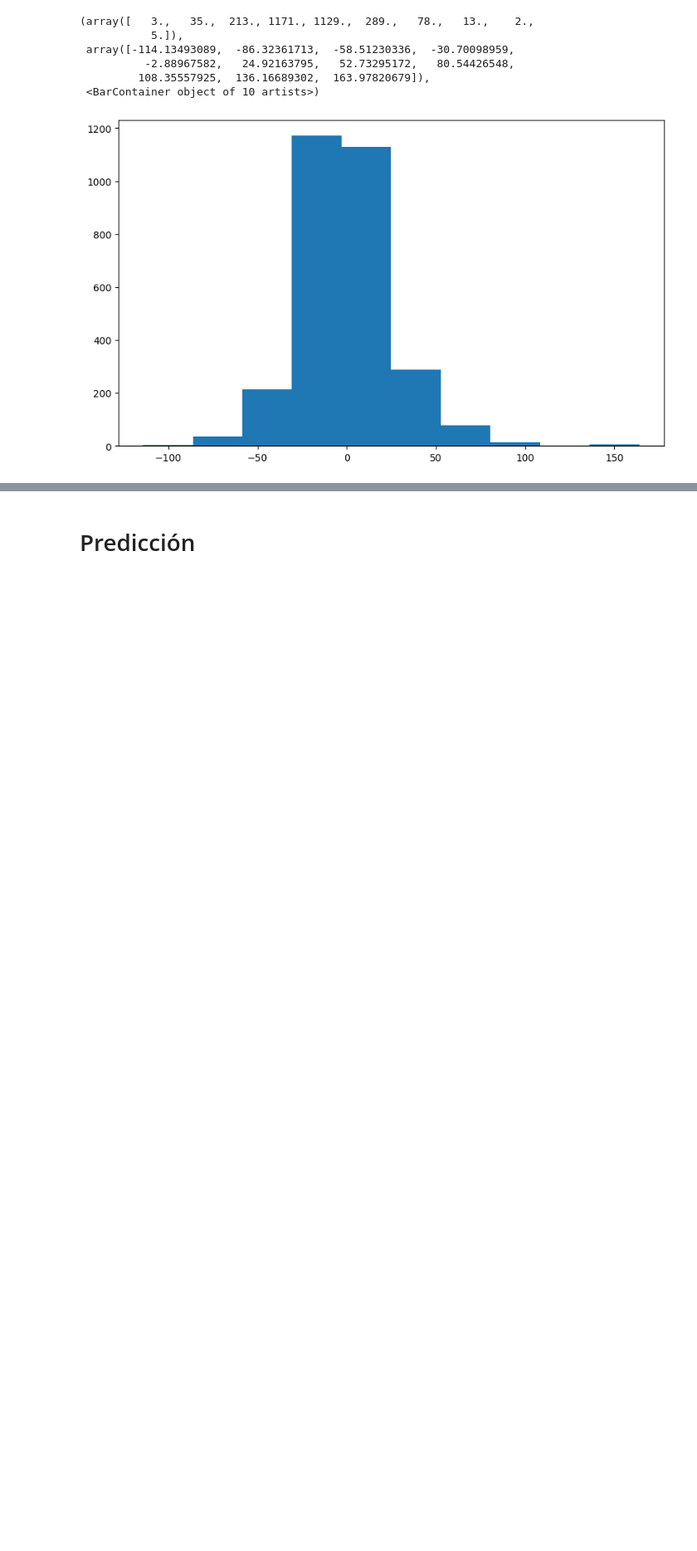
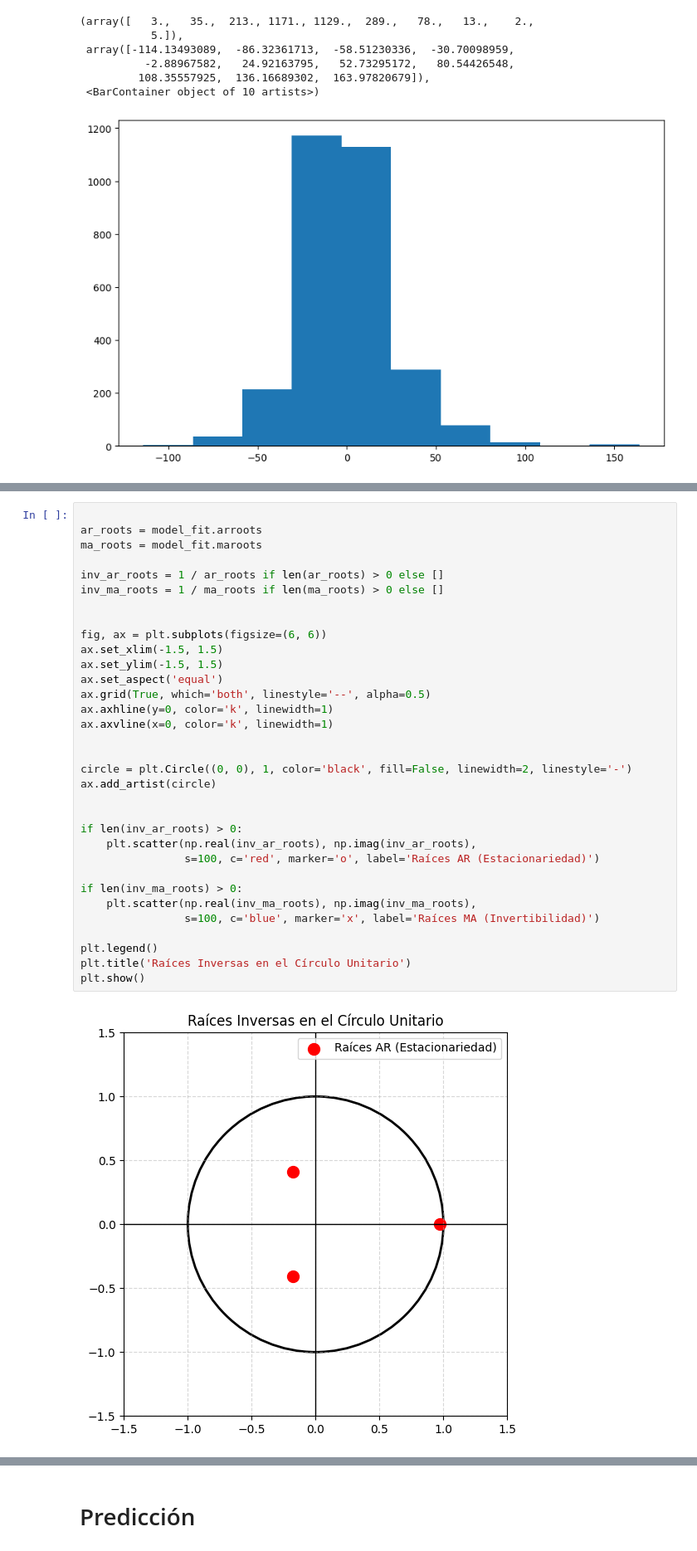
Before and after one commit to DRACDARKTIME/ARIMA-APLICADO-DATASET, a Jupyter notebook: Notebooks/5_Validacion.ipynb, the cells around one changed output, grey strips where cells are left out. Shown: that part at 83% size. Saved outputs shown, nothing was run; the diff lists cells and outputs as text; blank space fills up the shorter version.

```diff
--- a/Notebooks/5_Validacion.ipynb
+++ b/Notebooks/5_Validacion.ipynb
@@ -143,0 +162,35 @@ plt.hist(residuos, label='Residuos')
+# %%
+
+ar_roots = model_fit.arroots
+ma_roots = model_fit.maroots
+
+inv_ar_roots = 1 / ar_roots if len(ar_roots) > 0 else []
+inv_ma_roots = 1 / ma_roots if len(ma_roots) > 0 else []
+
+
+fig, ax = plt.subplots(figsize=(6, 6))
+ax.set_xlim(-1.5, 1.5)
+ax.set_ylim(-1.5, 1.5)
+ax.set_aspect('equal')
+ax.grid(True, which='both', linestyle='--', alpha=0.5)
+ax.axhline(y=0, color='k', linewidth=1)
+ax.axvline(x=0, color='k', linewidth=1)
+
+
+circle = plt.Circle((0, 0), 1, color='black', fill=False, linewidth=2, linestyle='-')
+ax.add_artist(circle)
+
+
+if len(inv_ar_roots) > 0:
+    plt.scatter(np.real(inv_ar_roots), np.imag(inv_ar_roots),
+                s=100, c='red', marker='o', label='Raíces AR (Estacionariedad)')
+
+if len(inv_ma_roots) > 0:
+    plt.scatter(np.real(inv_ma_roots), np.imag(inv_ma_roots),
+                s=100, c='blue', marker='x', label='Raíces MA (Invertibilidad)')
+
+plt.legend()
+plt.title('Raíces Inversas en el Círculo Unitario')
+plt.show()
+# %% [output]
+[figure, added]
```
Also changed, not shown: parts of 8 cells of this notebook.
